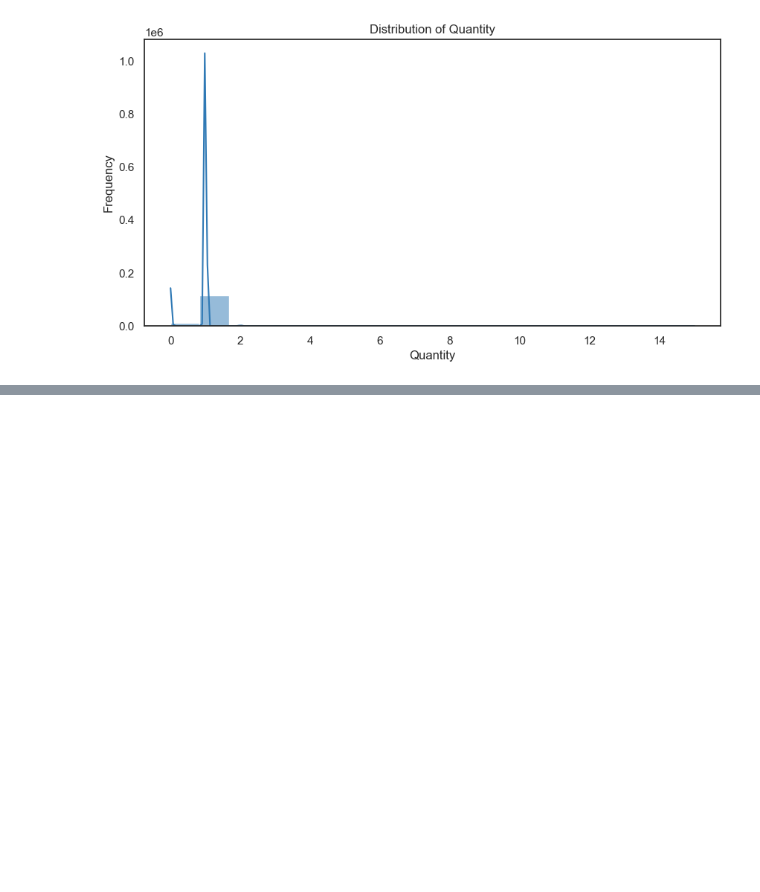
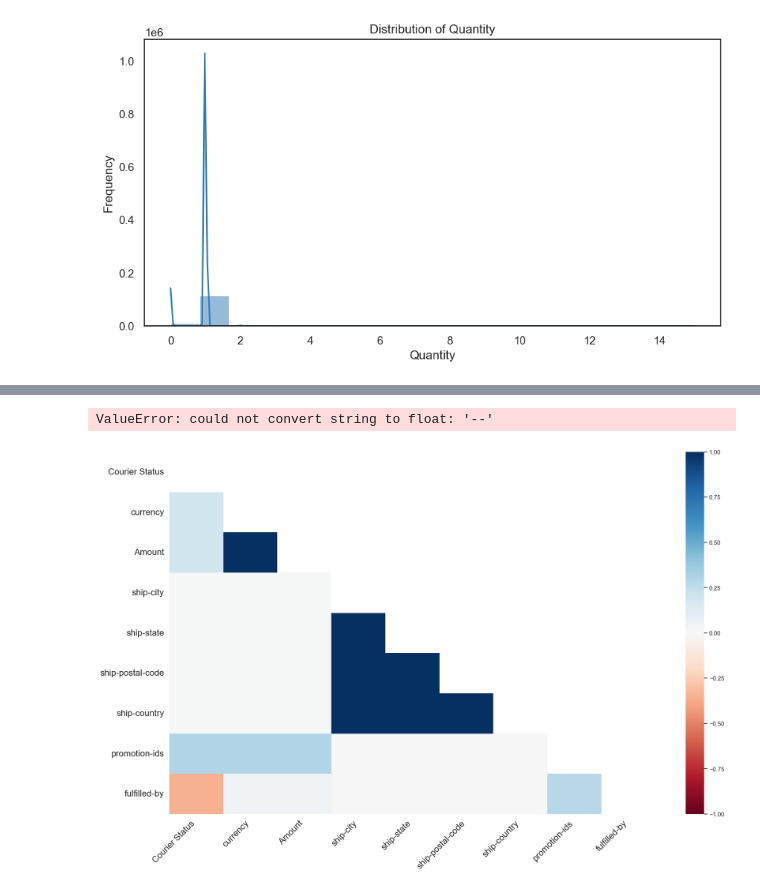
Before and after one commit to ShahdMostafa30/Amazon-Sales-Analysis, a Jupyter notebook: Amazon Sales.ipynb, the cells around one changed output, grey strips where cells are left out. Cells and saved outputs as stored; diff of their text form; code cells hidden in the pictures; blank space fills up the shorter version.

Commit message:
Step 2: Data Preprocessing

```diff
--- a/Amazon Sales.ipynb
+++ b/Amazon Sales.ipynb
@@ -150,0 +173,8 @@ plt.show()
+# %%
+# Visualize missing data using a heatmap to show the dependences and correlations between missing values.
+import missingno as msno
+msno.heatmap(AmazonDF)
+plt.show()
+# %% [output]
+ValueError: could not convert string to float: '--'
+[figure, added]
```
Also changed, not shown: parts of 15 cells of this notebook.
